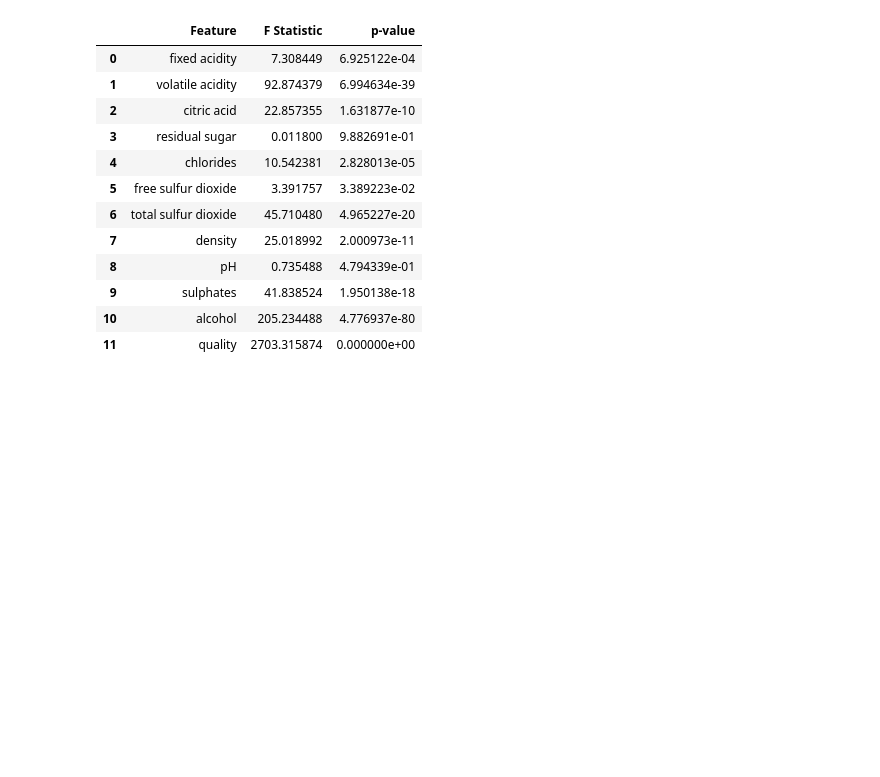
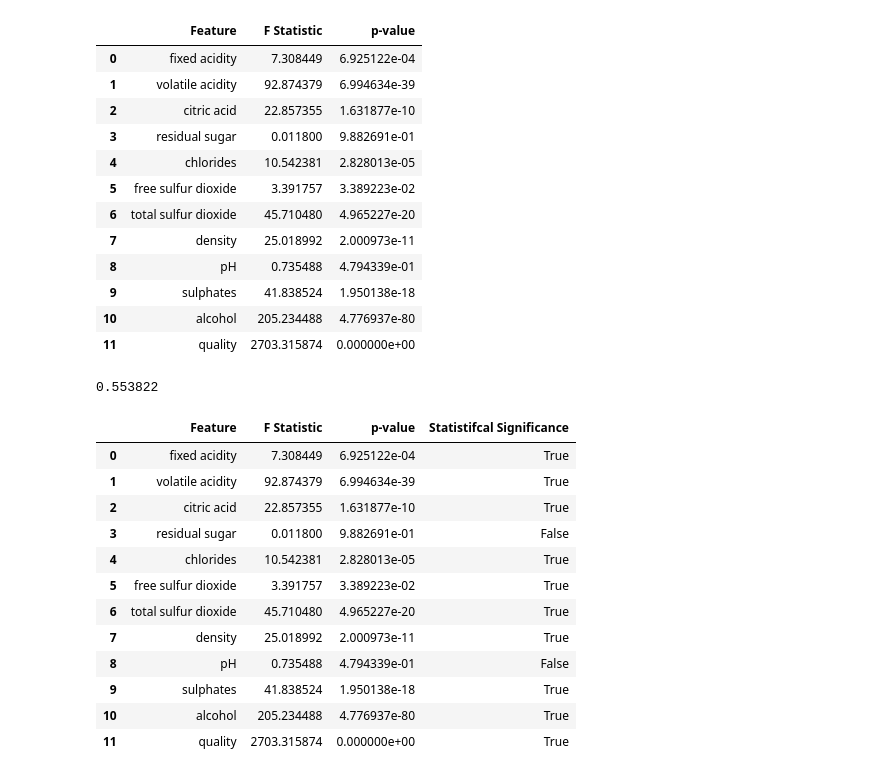
Before and after one commit to Paul-Sabin/BlueBerry-Winery, a Jupyter notebook: EDA_wine.ipynb, the cells around one changed output. Saved outputs shown, nothing was run; the diff lists cells and outputs as text; code cells hidden in the pictures; blank space fills up the shorter version.

```diff
--- a/EDA_wine.ipynb
+++ b/EDA_wine.ipynb
@@ -809,3 +809,24 @@ display(anova_results_red_df)
 | 9 | sulphates | 41.838524 | 1.950138e-18 |
 | 10 | alcohol | 205.234488 | 4.776937e-80 |
 | 11 | quality | 2703.315874 | 0.000000e+00 |
+# %%
+print(float(5.538220e-01))
+# %% [output]
+0.553822
+# %%
+anova_results_red_df['Statistifcal Significance'] = anova_results_red_df['p-value'].apply(lambda x: x < 0.05)
+display(anova_results_red_df)
+# %% [output]
+|  | Feature | F Statistic | p-value | Statistifcal Significance |
+| 0 | fixed acidity | 7.308449 | 6.925122e-04 | True |
+| 1 | volatile acidity | 92.874379 | 6.994634e-39 | True |
+| 2 | citric acid | 22.857355 | 1.631877e-10 | True |
+| 3 | residual sugar | 0.011800 | 9.882691e-01 | False |
+| 4 | chlorides | 10.542381 | 2.828013e-05 | True |
+| 5 | free sulfur dioxide | 3.391757 | 3.389223e-02 | True |
+| 6 | total sulfur dioxide | 45.710480 | 4.965227e-20 | True |
+| 7 | density | 25.018992 | 2.000973e-11 | True |
+| 8 | pH | 0.735488 | 4.794339e-01 | False |
+| 9 | sulphates | 41.838524 | 1.950138e-18 | True |
+| 10 | alcohol | 205.234488 | 4.776937e-80 | True |
+| 11 | quality | 2703.315874 | 0.000000e+00 | True |
```
Also changed, not shown: parts of 1 cell of this notebook, 2 other files.
